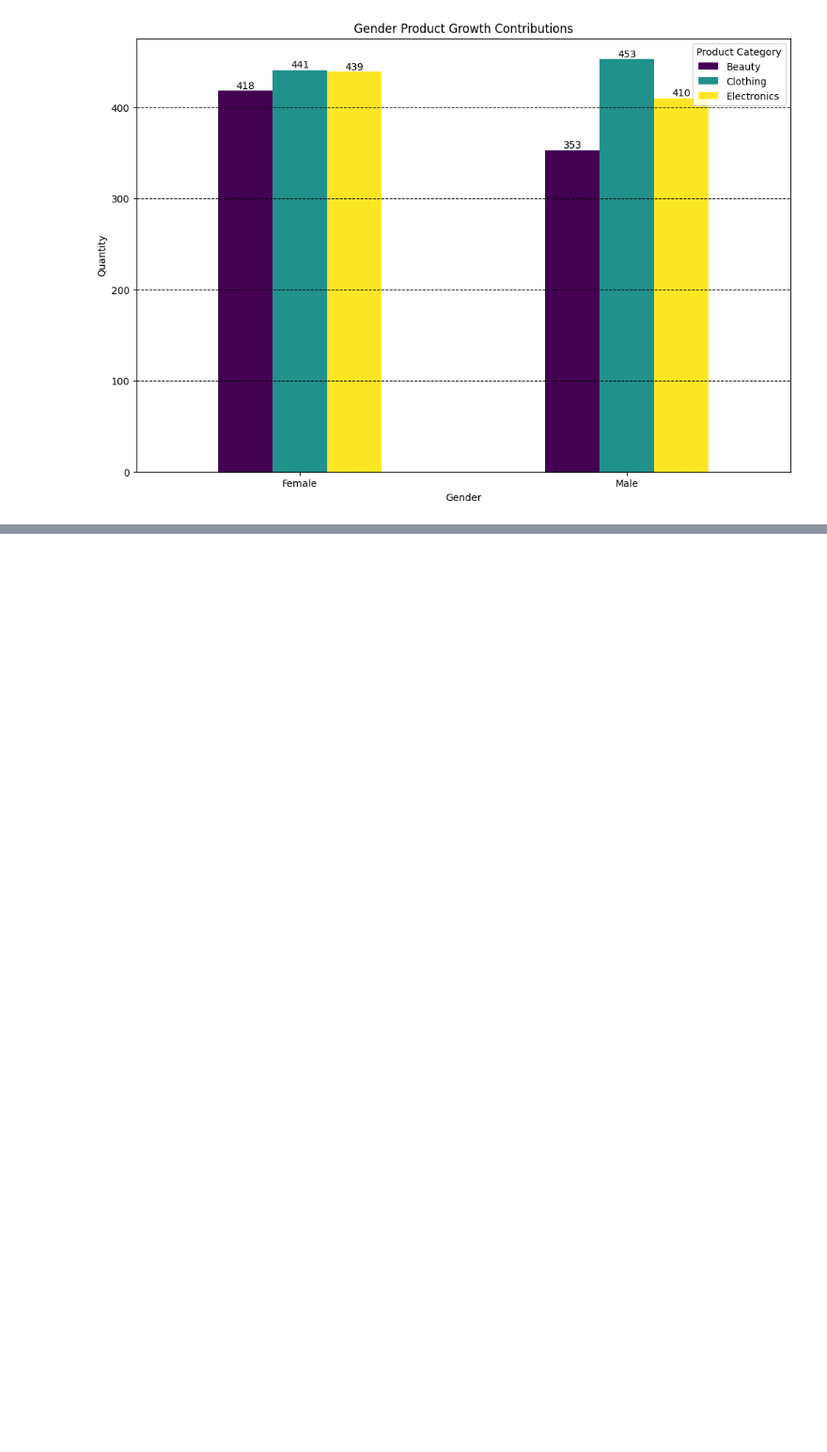
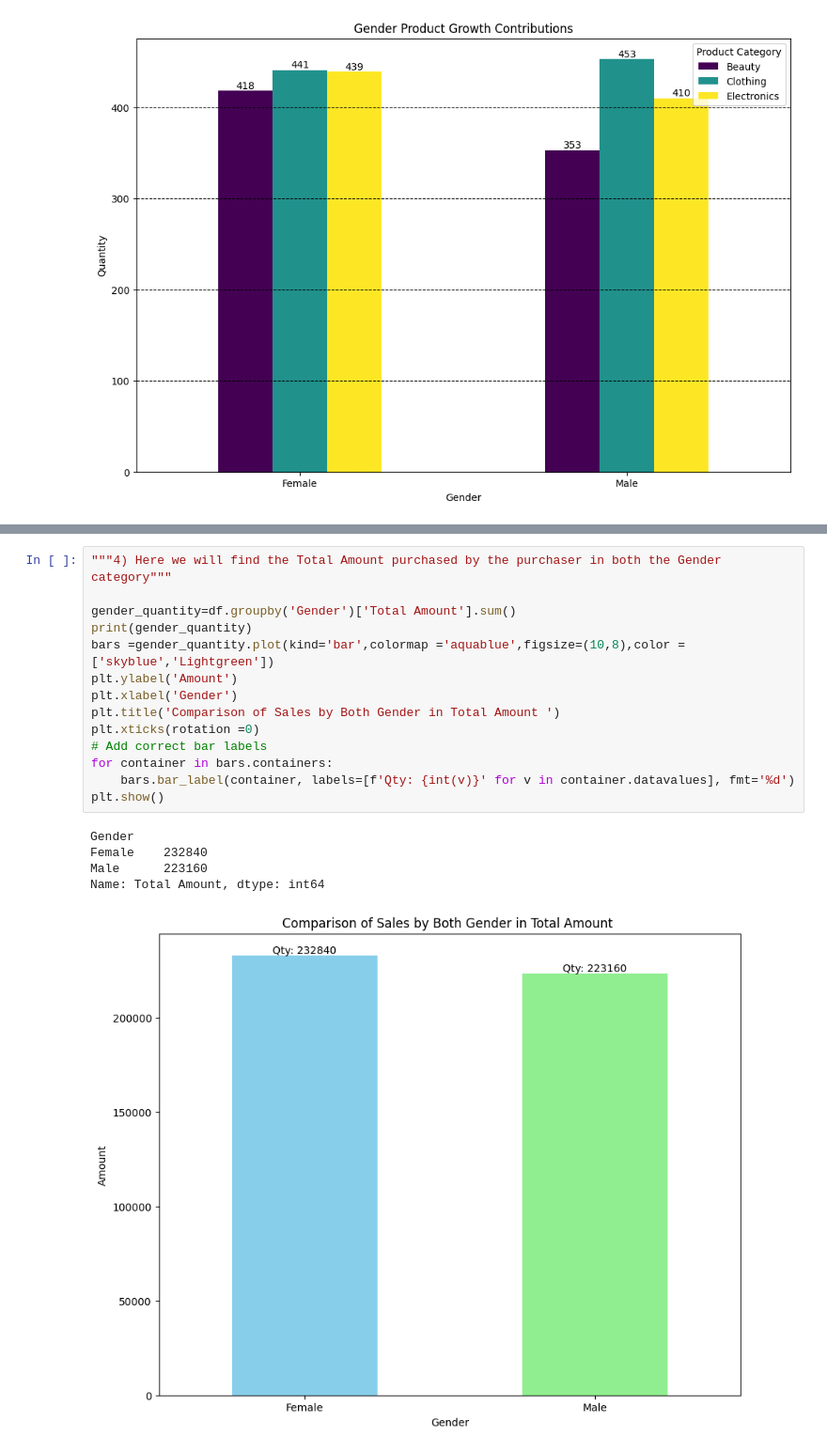
Before and after one commit to SauhardSHukla/Business_Analytics, a Jupyter notebook: Sales_Analytics/Gender_Comparison/Gender_conparions_Analytics.ipynb, the cells around one changed output, grey strips where cells are left out. Shown: that part at 94% size. Drawn from its saved outputs; the diff is of its cells as text; blank space fills up the shorter version.

```diff
--- a/Sales_Analytics/Gender_Comparison/Gender_conparions_Analytics.ipynb
+++ b/Sales_Analytics/Gender_Comparison/Gender_conparions_Analytics.ipynb
@@ -64,0 +79,20 @@ plt.grid(axis='y',linestyle='--',color='Black',alpha =1)
+# %%
+"""4) Here we will find the Total Amount purchased by the purchaser in both the Gender category"""
+
+gender_quantity=df.groupby('Gender')['Total Amount'].sum()
+print(gender_quantity)
+bars =gender_quantity.plot(kind='bar',colormap ='aquablue',figsize=(10,8),color =['skyblue','Lightgreen'])
+plt.ylabel('Amount')
+plt.xlabel('Gender')
+plt.title('Comparison of Sales by Both Gender in Total Amount ')
+plt.xticks(rotation =0)
+# Add correct bar labels
+for container in bars.containers:
+    bars.bar_label(container, labels=[f'Qty: {int(v)}' for v in container.datavalues], fmt='%d')
+plt.show()
+# %% [output]
+Gender
+Female    232840
+Male      223160
+Name: Total Amount, dtype: int64
+[figure, added]
```
Also changed, not shown: parts of 3 cells of this notebook.
